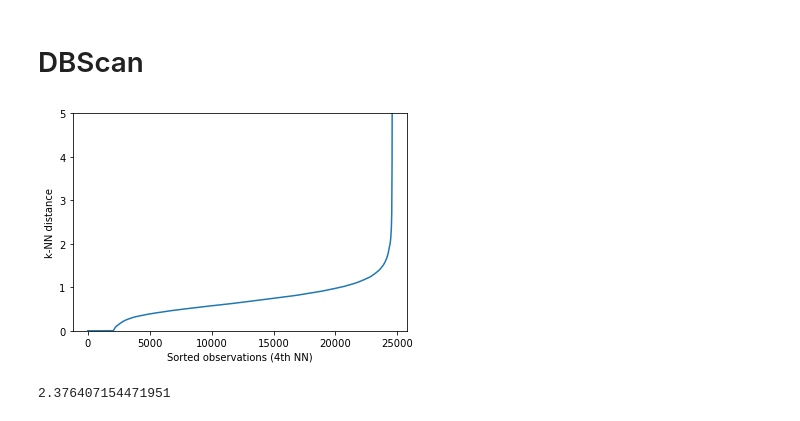
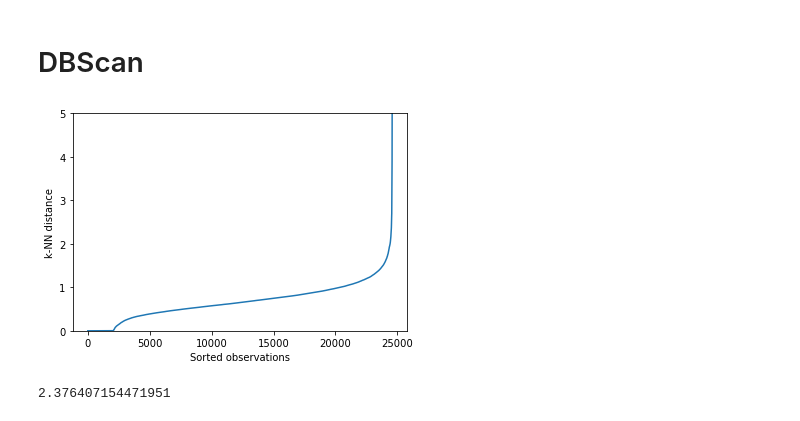
Before and after one commit to Harin329/SNCluster, a Jupyter notebook: dbscan.ipynb, the cells around one changed output. Cells and saved outputs as stored; diff of their text form; code cells hidden in the pictures.

```diff
--- a/dbscan.ipynb
+++ b/dbscan.ipynb
@@ -109,7 +109,7 @@ Text(0.5, 1.0, 'UMAP for Log Transformation')
 # %% [markdown]
 # DBScan
 # %%
-dbscan_df = pd.DataFrame(scaled_tsne, columns = ['axis-1', 'axis-2'])
+dbscan_df = pd.DataFrame(scaled_tsne, columns = ['tsne-1', 'tsne-2'])
 # %%
 nbrs = NearestNeighbors(n_neighbors = 15).fit(dbscan_df)
 neigh_dist, neigh_ind = nbrs.kneighbors(dbscan_df)
@@ -117,12 +117,12 @@ sort_neigh_dist = np.sort(neigh_dist, axis = 0)
 # %%
 k_dist = sort_neigh_dist[:, 4]
 plt.plot(k_dist)
 plt.ylabel("k-NN distance")
-plt.xlabel("Sorted observations (4th NN)")
+plt.xlabel("Sorted observations")
 plt.ylim([0, 5])
 plt.show()
 # %% [output]
-[figure, old version]
+[figure, new version]
 # %%
 kneedle = KneeLocator(x = range(1, len(neigh_dist)+1), y = k_dist, S = 1.0,
                       curve = "concave", direction = "increasing", online=True)
```
Also changed, not shown: parts of 2 cells of this notebook, 3 other files.
